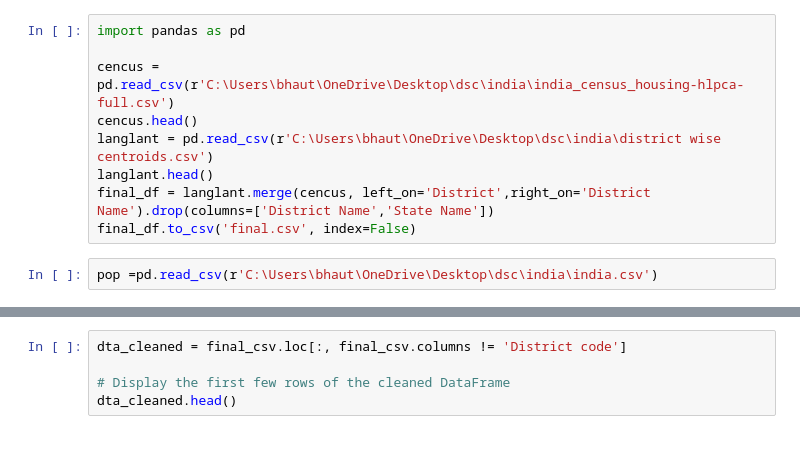
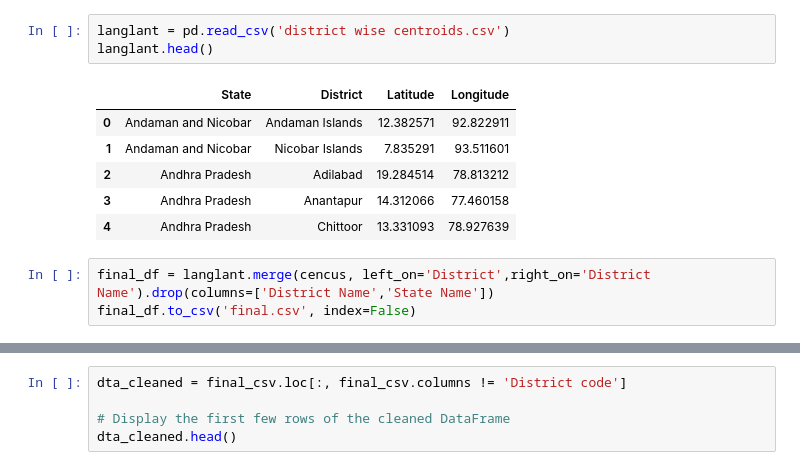
Before and after one commit to BhautikVekariya21/dsc, a Jupyter notebook: india/app.ipynb, the cells around one changed output, grey strips where cells are left out. Saved outputs shown, nothing was run; the diff lists cells and outputs as text.

```diff
--- a/india/app.ipynb
+++ b/india/app.ipynb
@@ -1,12 +14,14 @@
+# %%
+langlant = pd.read_csv('district wise centroids.csv')
+langlant.head()
+# %% [output]
+|  | State | District | Latitude | Longitude |
+| 0 | Andaman and Nicobar | Andaman Islands | 12.382571 | 92.822911 |
+| 1 | Andaman and Nicobar | Nicobar Islands | 7.835291 | 93.511601 |
+| 2 | Andhra Pradesh | Adilabad | 19.284514 | 78.813212 |
+| 3 | Andhra Pradesh | Anantapur | 14.312066 | 77.460158 |
+| 4 | Andhra Pradesh | Chittoor | 13.331093 | 78.927639 |
 # %%
-import pandas as pd
-
-cencus = pd.read_csv(r'C:\Users\bhaut\OneDrive\Desktop\dsc\india\india_census_housing-hlpca-full.csv')
-cencus.head()
-langlant = pd.read_csv(r'C:\Users\bhaut\OneDrive\Desktop\dsc\india\district wise centroids.csv')
-langlant.head()
 final_df = langlant.merge(cencus, left_on='District',right_on='District Name').drop(columns=['District Name','State Name'])
 final_df.to_csv('final.csv', index=False)
-# %%
-pop =pd.read_csv(r'C:\Users\bhaut\OneDrive\Desktop\dsc\india\india.csv')
 # %%
```
Also changed, not shown: parts of 2 cells of this notebook, 2 other files.
